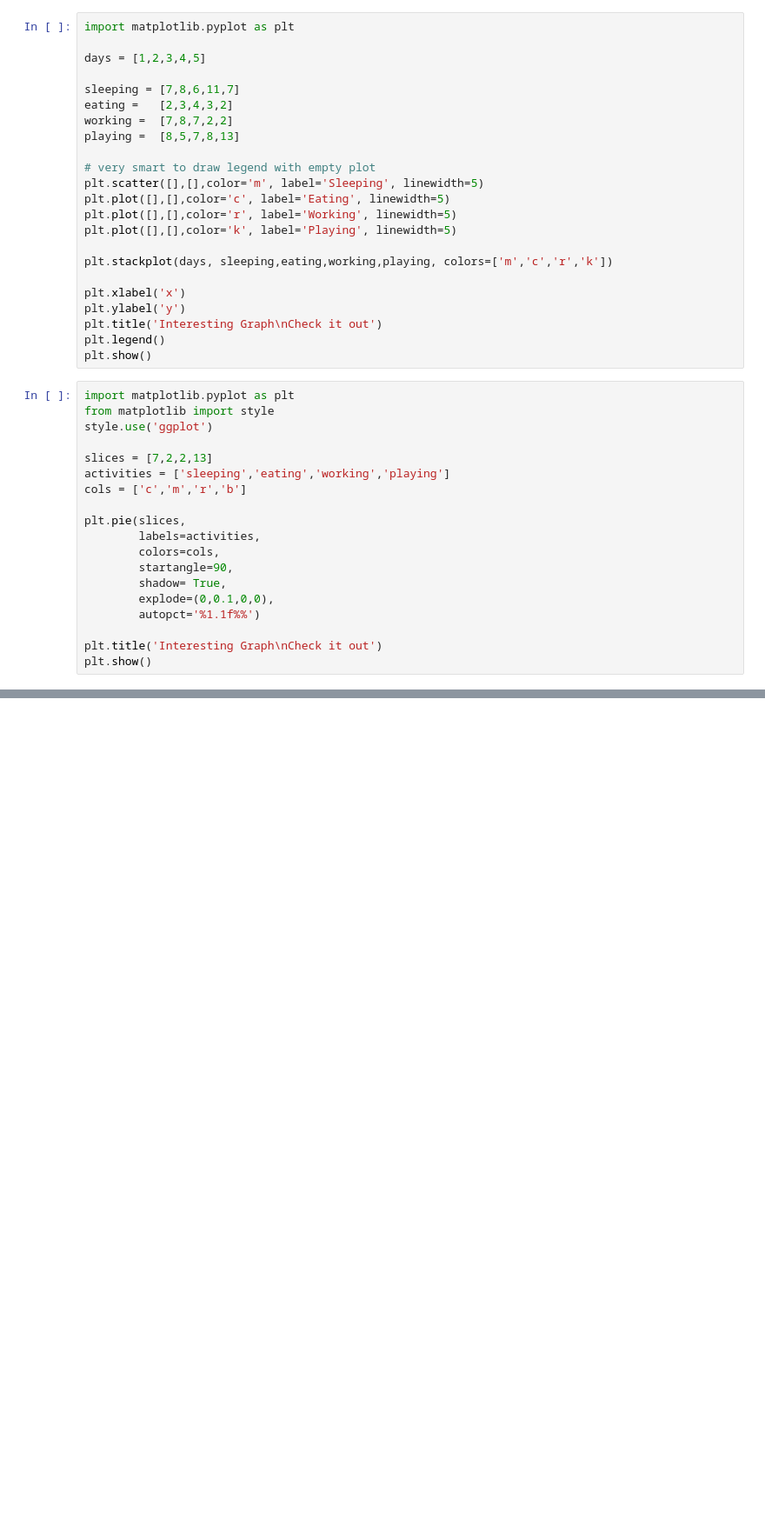
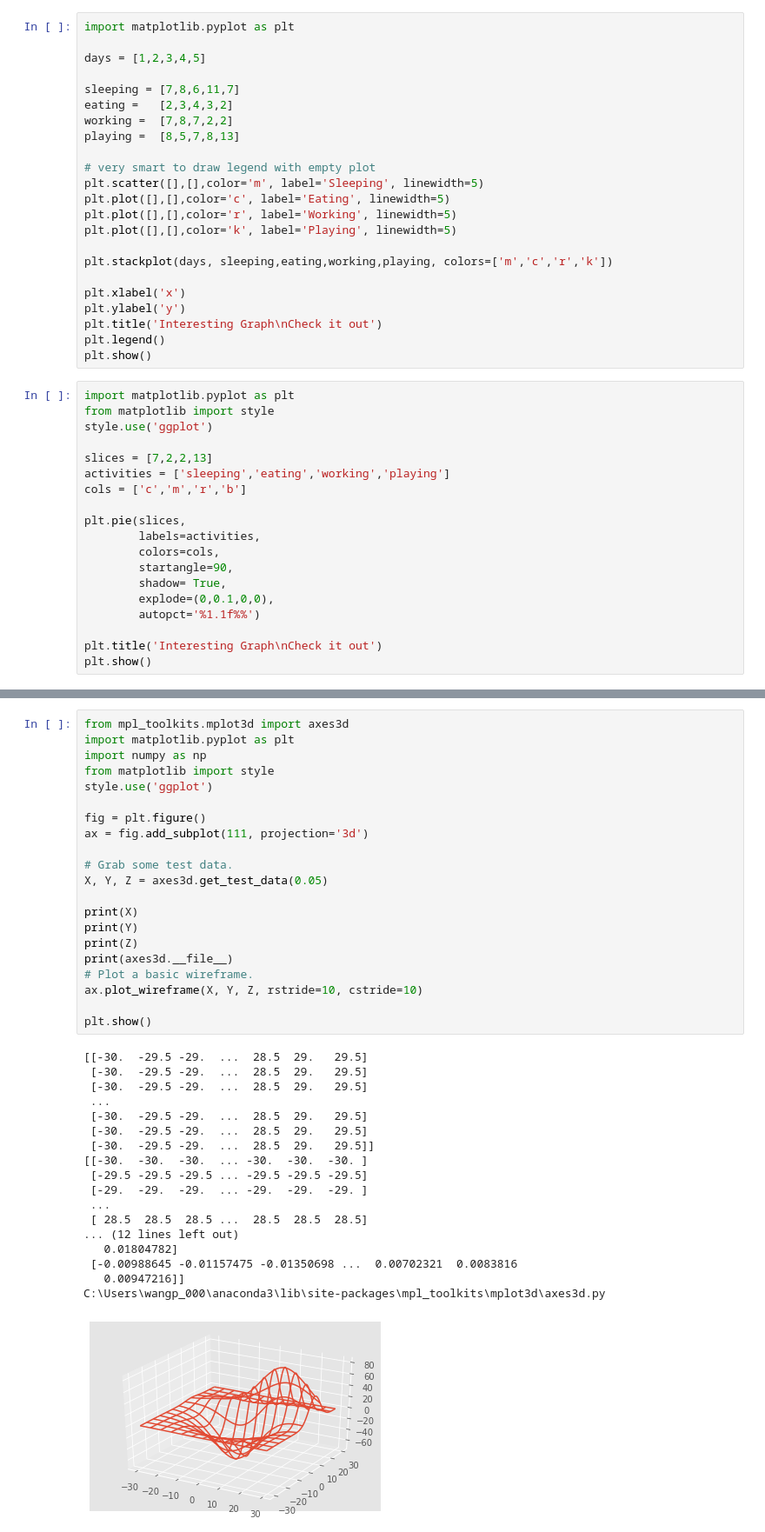
Before and after one commit to wangpeidong/PythonLab, a Jupyter notebook: tutorial/PythonTutorial.ipynb, the cells around one changed output, grey strips where cells are left out. Shown: that part at 87% size. Drawn from its saved outputs; the diff is of its cells as text; blank space fills up the shorter version.

```diff
--- a/tutorial/PythonTutorial.ipynb
+++ b/tutorial/PythonTutorial.ipynb
@@ -682,0 +721,40 @@ plt.show()
+# %%
+from mpl_toolkits.mplot3d import axes3d
+import matplotlib.pyplot as plt
+import numpy as np
+from matplotlib import style
+style.use('ggplot')
+
+fig = plt.figure()
+ax = fig.add_subplot(111, projection='3d')
+
+# Grab some test data.
+X, Y, Z = axes3d.get_test_data(0.05)
+
+print(X)
+print(Y)
+print(Z)
+print(axes3d.__file__)
+# Plot a basic wireframe.
+ax.plot_wireframe(X, Y, Z, rstride=10, cstride=10)
+
+plt.show()
+# %% [output]
+[[-30.  -29.5 -29.  ...  28.5  29.   29.5]
+ [-30.  -29.5 -29.  ...  28.5  29.   29.5]
+ [-30.  -29.5 -29.  ...  28.5  29.   29.5]
+ ...
+ [-30.  -29.5 -29.  ...  28.5  29.   29.5]
+ [-30.  -29.5 -29.  ...  28.5  29.   29.5]
+ [-30.  -29.5 -29.  ...  28.5  29.   29.5]]
+[[-30.  -30.  -30.  ... -30.  -30.  -30. ]
+ [-29.5 -29.5 -29.5 ... -29.5 -29.5 -29.5]
+ [-29.  -29.  -29.  ... -29.  -29.  -29. ]
+ ...
+ [ 28.5  28.5  28.5 ...  28.5  28.5  28.5]
+... (12 lines left out)
+   0.01804782]
+ [-0.00988645 -0.01157475 -0.01350698 ...  0.00702321  0.0083816
+   0.00947216]]
+C:\Users\wangp_000\anaconda3\lib\site-packages\mpl_toolkits\mplot3d\axes3d.py
+[figure, added]
```
Also changed, not shown: parts of 3 cells of this notebook.
